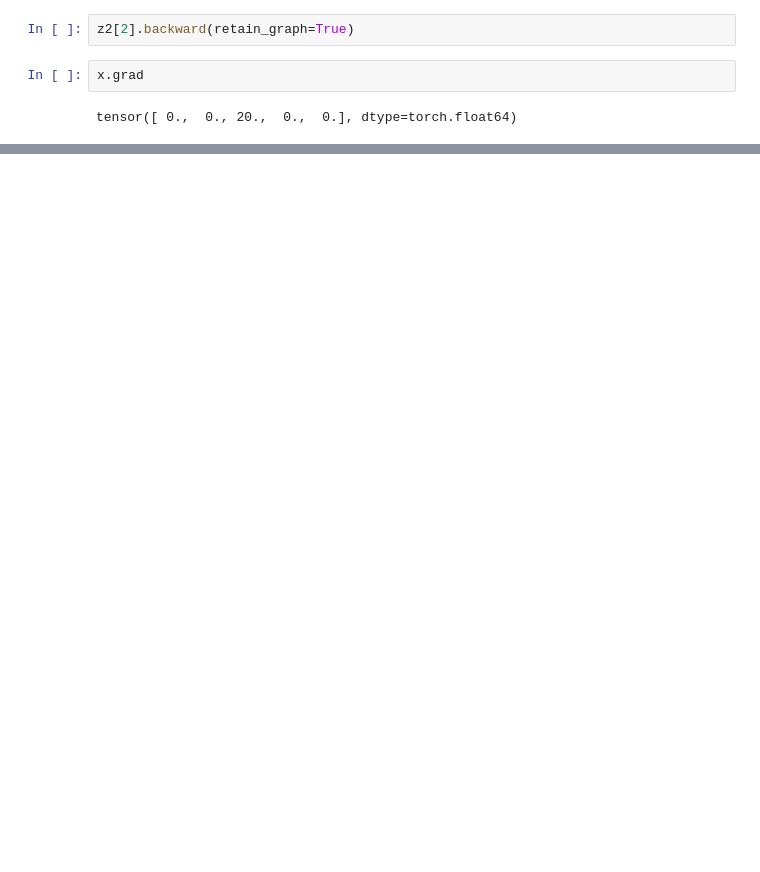
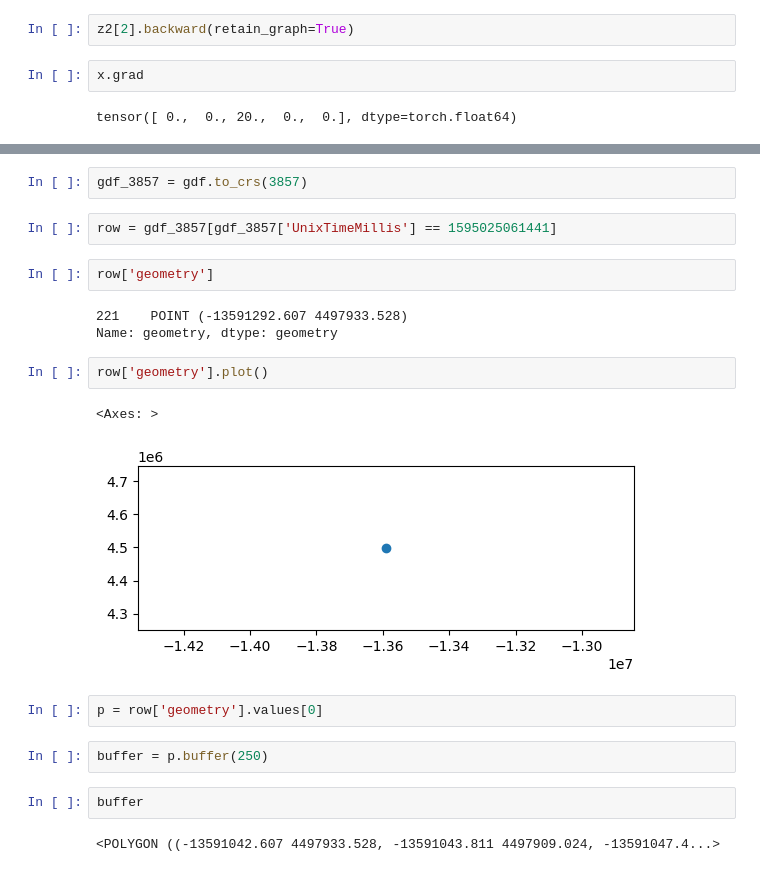
Before and after one commit to Shai2u/gis_ml_workshop_2024, a Jupyter notebook: Ex/Ex 4/Ex_4.ipynb, the cells around one changed output, grey strips where cells are left out. Cells and saved outputs as stored; diff of their text form; blank space fills up the shorter version.

```diff
--- a/Ex/Ex 4/Ex_4.ipynb
+++ b/Ex/Ex 4/Ex_4.ipynb
@@ -705,0 +759,22 @@ tensor([ 0.,  0., 20.,  0.,  0.], dtype=torch.float64)
+# %%
+gdf_3857 = gdf.to_crs(3857)
+# %%
+row = gdf_3857[gdf_3857['UnixTimeMillis'] == 1595025061441]
+# %%
+row['geometry']
+# %% [output]
+221    POINT (-13591292.607 4497933.528)
+Name: geometry, dtype: geometry
+# %%
+row['geometry'].plot()
+# %% [output]
+<Axes: >
+[figure, added]
+# %%
+p = row['geometry'].values[0]
+# %%
+buffer = p.buffer(250)
+# %%
+buffer
+# %% [output]
+<POLYGON ((-13591042.607 4497933.528, -13591043.811 4497909.024, -13591047.4...>
```
Also changed, not shown: parts of 39 cells of this notebook, 1 other file.
